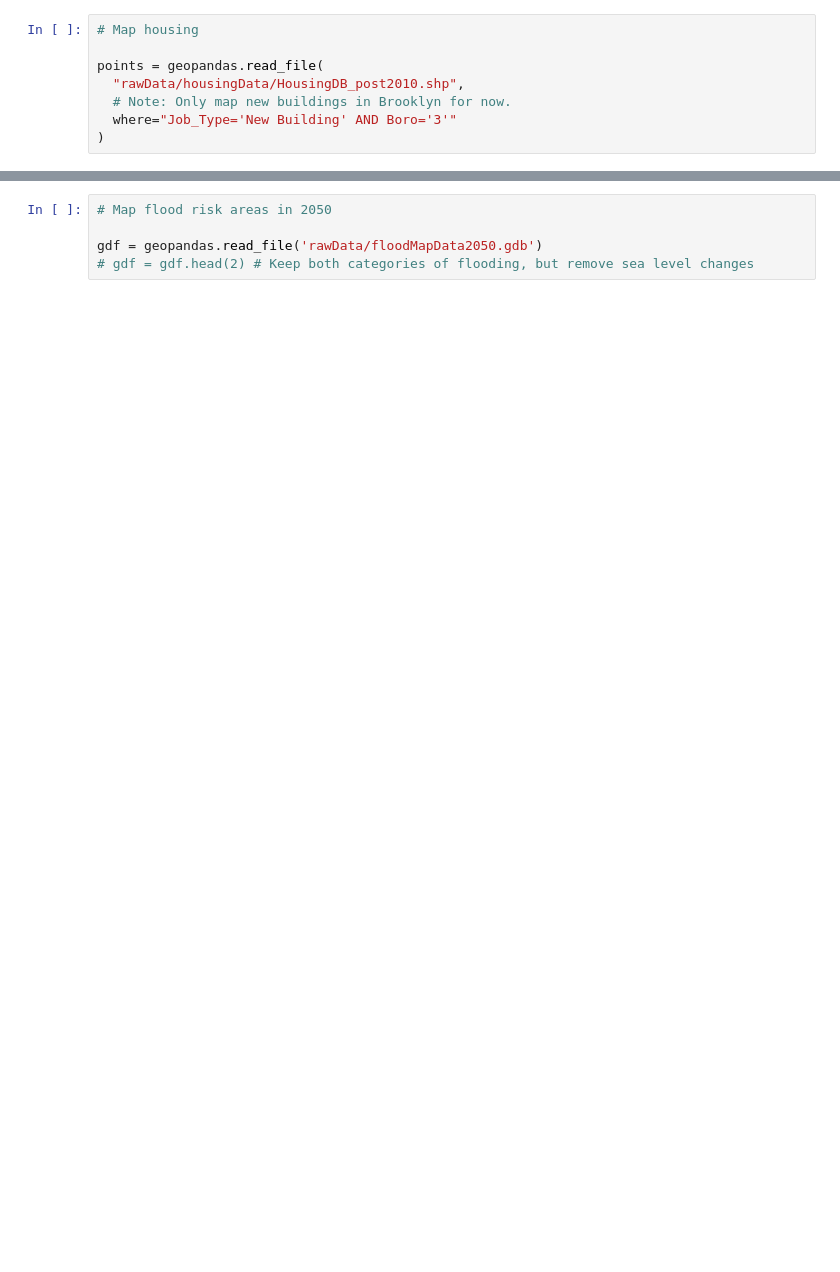
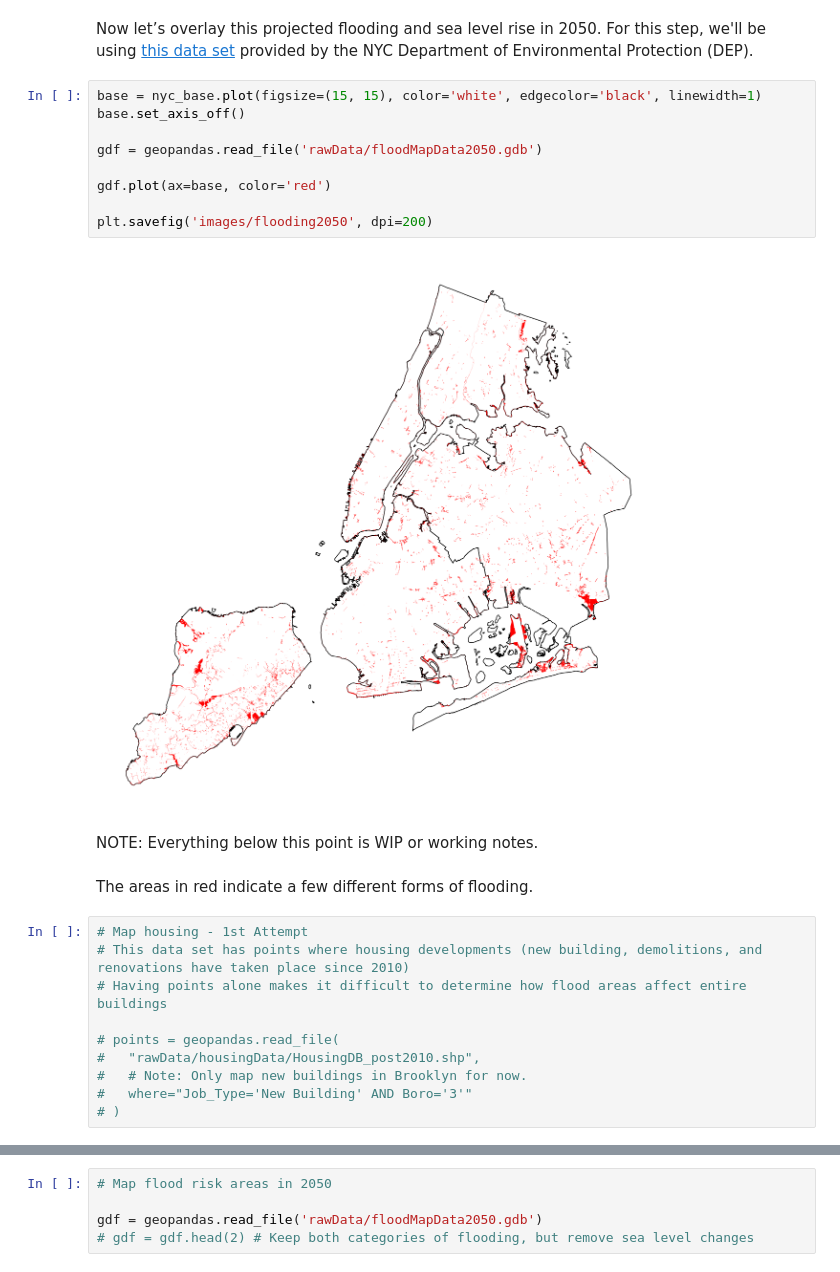
Before and after one commit to lnagle/nyc-at-risk-housing, a Jupyter notebook: index.ipynb, the cells around one changed output, grey strips where cells are left out. Drawn from its saved outputs; the diff is of its cells as text; blank space fills up the shorter version.

Commit message:
Begin refactoring main document to tell a comprehensive story about the data

```diff
--- a/index.ipynb
+++ b/index.ipynb
@@ -12,8 +27,28 @@ nyc_base = nyc_base.set_index("BoroName")
+# %% [markdown]
+Now let’s overlay this projected flooding and sea level rise in 2050. For this step, we'll be using [this data set](https://data.cityofnewyork.us/City-Government/NYC-Stormwater-Flood-Map-Moderate-Flood-with-2050-/5rzh-cyqd/about_data) provided by the NYC Department of Environmental Protection (DEP).
+# %%
+base = nyc_base.plot(figsize=(15, 15), color='white', edgecolor='black', linewidth=1)
+base.set_axis_off()
+
+gdf = geopandas.read_file('rawData/floodMapData2050.gdb')
+
+gdf.plot(ax=base, color='red')
+
+plt.savefig('images/flooding2050', dpi=200)
+# %% [output]
+[figure, added]
+# %% [markdown]
+
+NOTE: Everything below this point is WIP or working notes.
+# %% [markdown]
+The areas in red indicate a few different forms of flooding.
 # %%
-# Map housing
+# Map housing - 1st Attempt
+# This data set has points where housing developments (new building, demolitions, and renovations have taken place since 2010)
+# Having points alone makes it difficult to determine how flood areas affect entire buildings
 
-points = geopandas.read_file(
-  "rawData/housingData/HousingDB_post2010.shp",
-  # Note: Only map new buildings in Brooklyn for now.
-  where="Job_Type='New Building' AND Boro='3'"
-)
+# points = geopandas.read_file(
+#   "rawData/housingData/HousingDB_post2010.shp",
+#   # Note: Only map new buildings in Brooklyn for now.
+#   where="Job_Type='New Building' AND Boro='3'"
+# )
```
Also changed, not shown: parts of 8 cells of this notebook, 3 other files.
